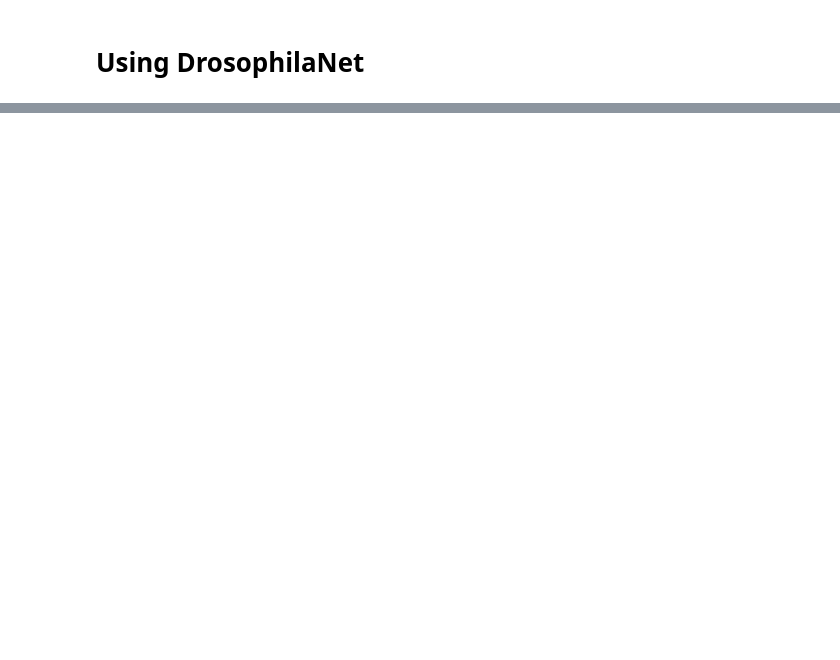
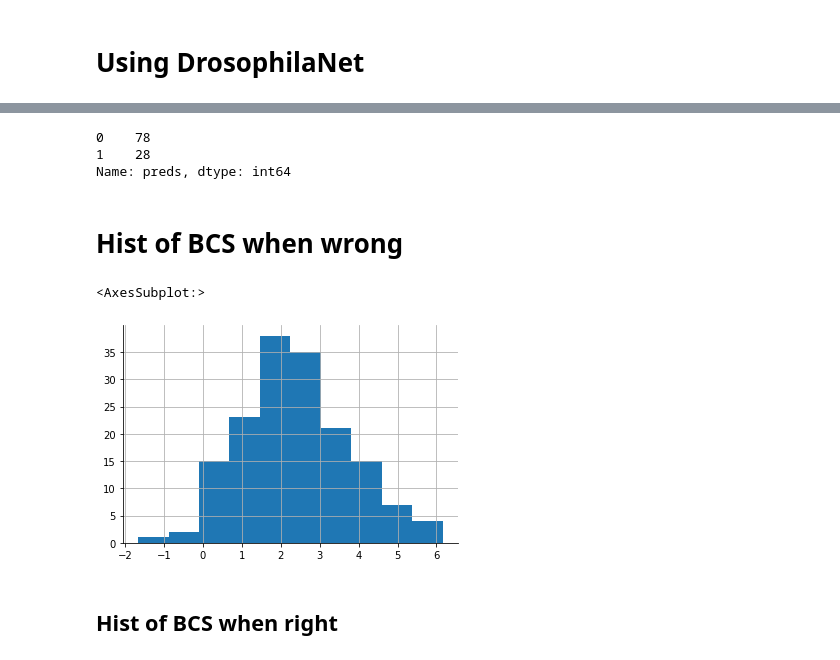
Before and after one commit to kalfasyan/wbai, a Jupyter notebook: Experiment-notebooks/100_SD_vs_RPi.ipynb, the cells around one changed output, grey strips where cells are left out. Saved outputs shown, nothing was run; the diff lists cells and outputs as text; code cells hidden in the pictures; blank space fills up the shorter version.

Commit message:
update, checking BCS and rpi model classification

```diff
--- a/Experiment-notebooks/100_SD_vs_RPi.ipynb
+++ b/Experiment-notebooks/100_SD_vs_RPi.ipynb
@@ -206,13 +208,21 @@ get_bad_first_chunk_score(sig)
 # %% [markdown]
 # Using DrosophilaNet
 # %%
-model = DrosophilaNetRAW(outputs=2, dropout_p=.2)
+name = 'drosophilatime' # 'inception' # 'drosophilatime'
+outs = 1 # you can set this to 1 if you want to use binary CE loss instead of CrossEntropy
+num_epochs = 35
+modeltype = f'{name}_outs{outs}_epochs{num_epochs}' #'inception'
+pretrained_modelname = f"model_{modeltype}_best"
+batch_size = 32
+batch_size_val = 32
+num_workers = 10
+dropout_rate = .2
+valsplit_pct = .2 # 0.13
+random_seed= 42
 
-# criterion = nn.CrossEntropyLoss(weight=torch.Tensor(weight).cuda())
+model = DrosophilaNetTIME(outputs=outs, dropout_p=dropout_rate)
 
 optimizer = optim.Adam(model.parameters(), lr=0.001, eps=1e-3, amsgrad=True)
-# scheduler = torch.optim.lr_scheduler.CyclicLR(optimizer, base_lr=0.0001, max_lr=0.01, cycle_momentum=False, mode="triangular")
-# early_stopping = EarlyStopping(patience=10, verbose=1)
-optimizer = optim.Adam(model.parameters(), lr=0.001, eps=1e-3, amsgrad=True)
-model = load_checkpoint("../data_created/model_time_best.pth.tar", model, optimizer)[0]
+model = load_checkpoint(f"../data_created/{pretrained_modelname}.pth.tar", model, optimizer)[0]
+model = model.to('cuda', dtype=torch.float)
 model.eval();
@@ -219,5 +238,12 @@ model.eval();
 # %%
 preds = []
+preds_raw = []
 for n in tqdm(range(len(df_rpi))):
-    sig = open_wingbeat(df_rpi.x.iloc[n])
-    preds.append(int(model(sig.unsqueeze(0)).argmax()))
+    sig = open_wingbeat(df_rpi.x.iloc[n]).cuda()
+    out = model(sig.unsqueeze(0))
+    preds_raw.append(out.cpu().detach().numpy()[0,0])
+    preds.append(int(out >= 0.8))
+
+df_rpi['rawpred'] = preds_raw
+df_rpi['preds'] = preds
+df_rpi.preds.value_counts()
@@ -231,0 +264,12 @@ open_wingbeat(df_rpi.x.iloc[0])
+# %%
+preds = []
+preds_raw = []
+for n in tqdm(range(len(df_rpi))):
+    sig = open_wingbeat(df_rpi.x.iloc[n]).cuda()
+    out = model(sig.unsqueeze(0))
+    preds_raw.append(out.cpu().detach().numpy()[0,0])
+    preds.append(int(out >= 0.8))
+
+df_rpi['rawpred'] = preds_raw
+df_rpi['preds'] = preds
+df_rpi.preds.value_counts()
@@ -231,0 +306,25 @@ open_wingbeat(df_rpi.x.iloc[0])
+# %%
+preds = []
+preds_raw = []
+for n in tqdm(range(len(df_sd))):
+    sig = open_wingbeat(df_sd.x.iloc[n]).cuda()
+    out = model(sig.unsqueeze(0))
+    preds_raw.append(out.cpu().detach().numpy()[0,0])
+    preds.append(int(out >= 0.8))
+
+df_sd['rawpred'] = preds_raw
+df_sd['preds'] = preds
+df_sd.preds.value_counts()
+# %% [output]
+0    78
+1    28
+Name: preds, dtype: int64
+# %% [markdown]
+# Hist of BCS when wrong
+# %%
+df_rpi[df_rpi.preds==1].badchunkscore.hist()
+# %% [output]
+<AxesSubplot:>
+[figure, added]
+# %% [markdown]
+## Hist of BCS when right
```
Also changed, not shown: parts of 23 cells of this notebook, 4 other files.
